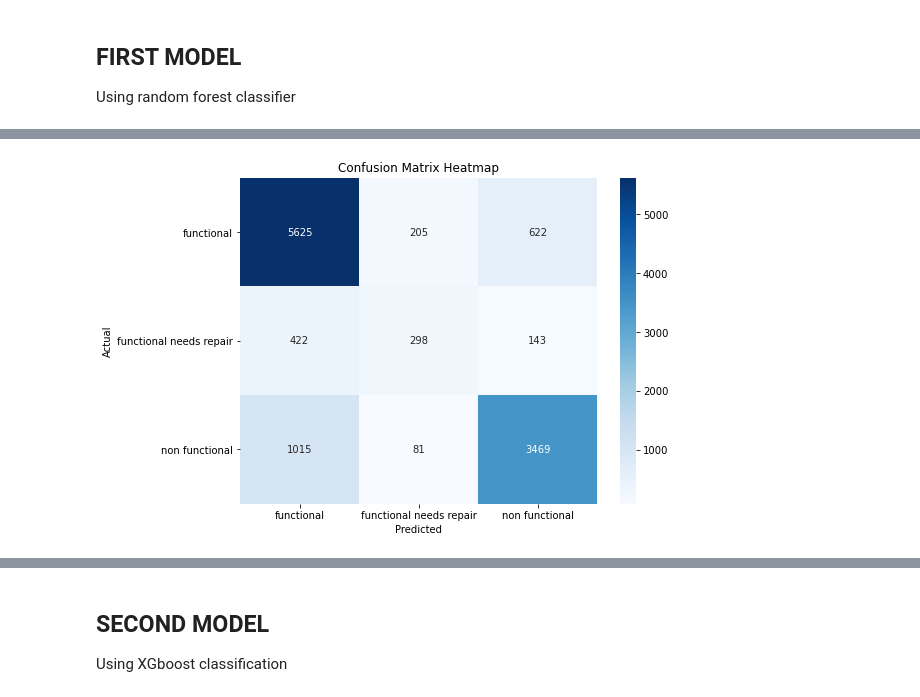
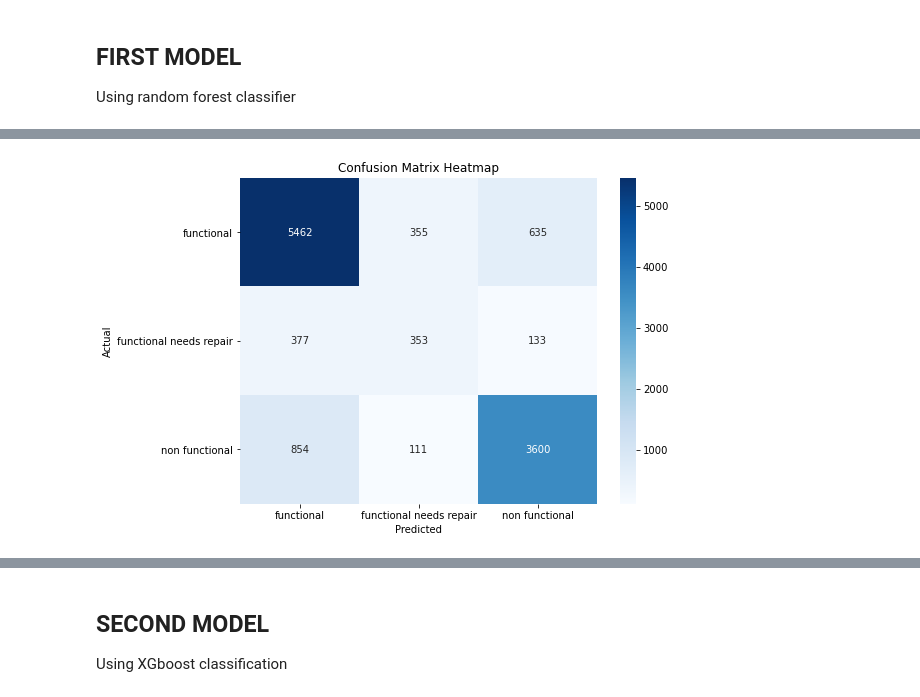
Before and after one commit to Joanpriscilla/Tanzania-Water-Wells-Prediction, a Jupyter notebook: final workbook.ipynb, the cells around one changed output, grey strips where cells are left out. Cells and saved outputs as stored; diff of their text form; code cells hidden in the pictures.

```diff
--- a/final workbook.ipynb
+++ b/final workbook.ipynb
@@ -972,28 +1081,30 @@ functional needs repair       0.52      0.35      0.41       863
            weighted avg       0.79      0.79      0.79     11880
 # %%
+#visualize confusion matrix
 import matplotlib.pyplot as plt
 import seaborn as sns
 from sklearn.metrics import confusion_matrix
 from sklearn.metrics import classification_report
 
-# Your confusion matrix
-conf_matrix = [[5625, 205, 622],
-               [422, 298, 143],
-               [1015, 81, 3469]]
+# confusion matrix
+confusion_matrix = [[5462 , 355 , 635],
+                [ 377 , 353 , 133],
+                [ 854 , 111, 3600]]
 
-# Labels for the classes
+# class labels
 class_labels = ['functional', 'functional needs repair', 'non functional']
 
-# Create a heatmap of the confusion matrix
+# confusion matrix heatmap
 plt.figure(figsize=(8, 6))
-sns.heatmap(conf_matrix, annot=True, fmt='d', cmap='Blues', xticklabels=class_labels, yticklabels=class_labels)
+sns.heatmap(confusion_matrix, annot=True, fmt='d', cmap='Blues', xticklabels=class_labels, yticklabels=class_labels)
 
+#labels
 plt.xlabel('Predicted')
 plt.ylabel('Actual')
 plt.title('Confusion Matrix Heatmap')
 plt.show()
 # %% [output]
-[figure, old version]
+[figure, new version]
 # %% [markdown]
 The first row represents instances that are in the functional class, the second row represents instances that are in the functtional needs repair class and the third row represents instances that are in the not functional class
 
```
Also changed, not shown: parts of 191 cells of this notebook, 13 other files.
